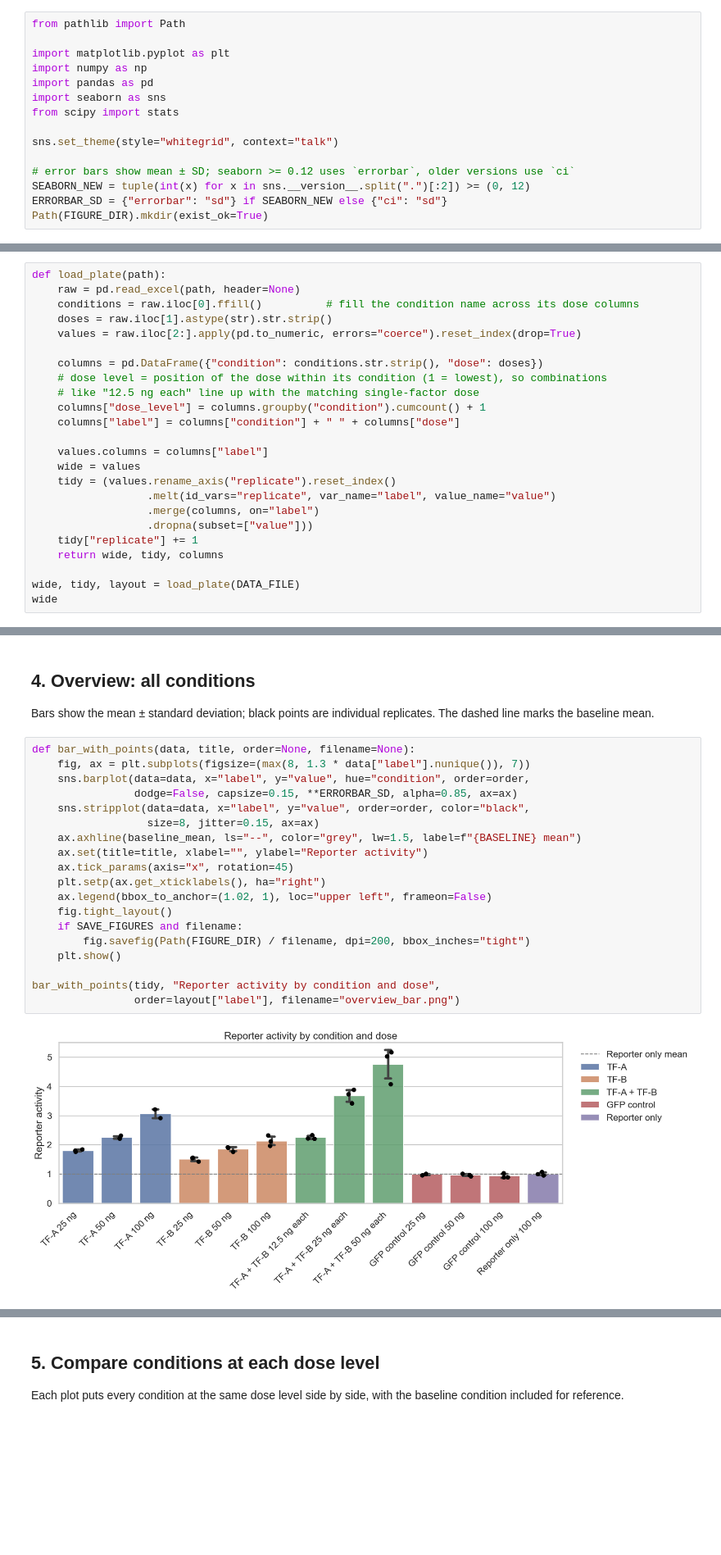
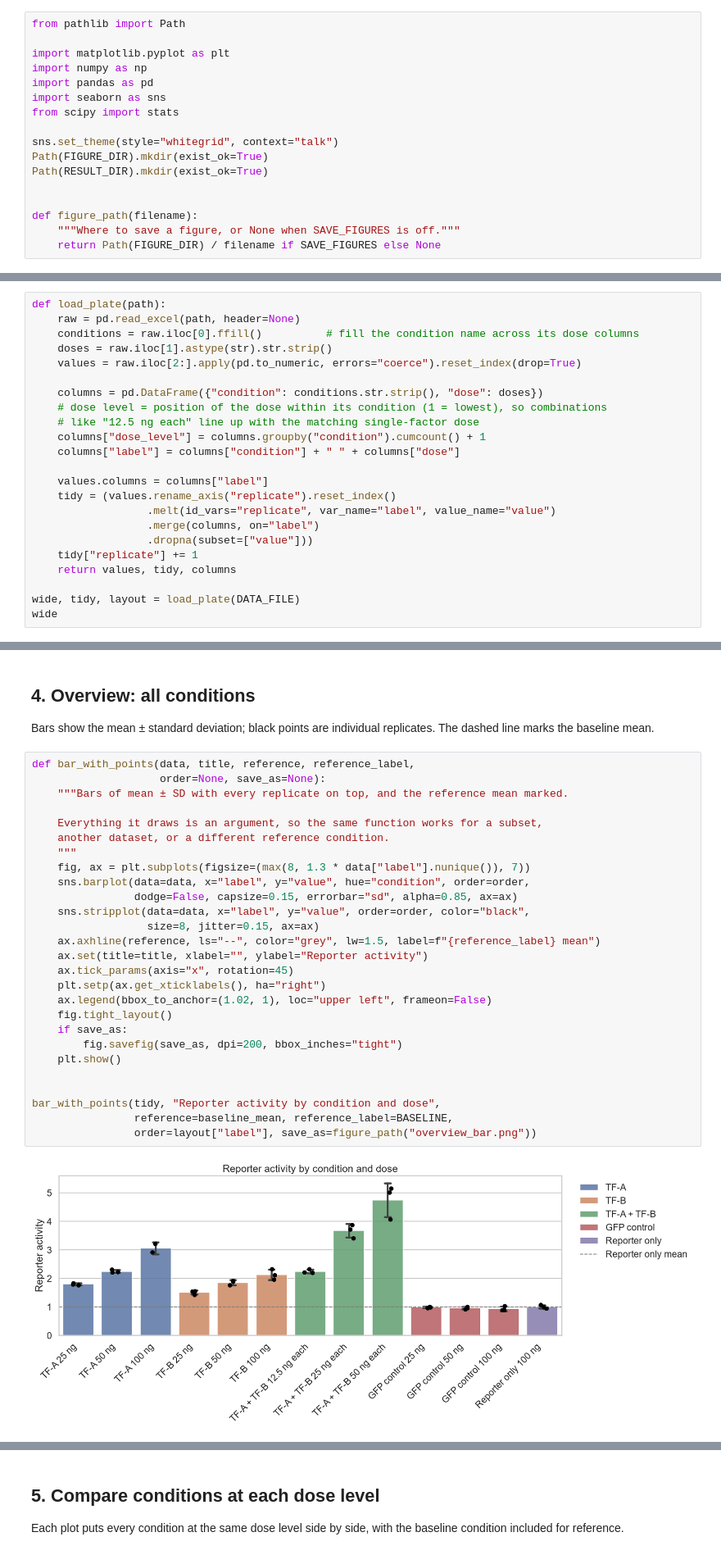
Before and after one commit to joserico00/reporter-assay-analysis, a Jupyter notebook: reporter_assay_analysis.ipynb, the cells around one changed output, grey strips where cells are left out. Shown at 82% size. Saved outputs shown, nothing was run; the diff lists cells and outputs as text; blank space fills up the shorter version.

```diff
--- a/reporter_assay_analysis.ipynb
+++ b/reporter_assay_analysis.ipynb
@@ -31,11 +32,13 @@ import seaborn as sns
 from scipy import stats
 
 sns.set_theme(style="whitegrid", context="talk")
+Path(FIGURE_DIR).mkdir(exist_ok=True)
+Path(RESULT_DIR).mkdir(exist_ok=True)
 
-# error bars show mean ± SD; seaborn >= 0.12 uses `errorbar`, older versions use `ci`
-SEABORN_NEW = tuple(int(x) for x in sns.__version__.split(".")[:2]) >= (0, 12)
-ERRORBAR_SD = {"errorbar": "sd"} if SEABORN_NEW else {"ci": "sd"}
-Path(FIGURE_DIR).mkdir(exist_ok=True)
+
+def figure_path(filename):
+    """Where to save a figure, or None when SAVE_FIGURES is off."""
+    return Path(FIGURE_DIR) / filename if SAVE_FIGURES else None
 # %% [markdown]
 ## 2. Load and tidy the data
 
@@ -54,13 +57,12 @@ def load_plate(path):
     columns["label"] = columns["condition"] + " " + columns["dose"]
 
     values.columns = columns["label"]
-    wide = values
     tidy = (values.rename_axis("replicate").reset_index()
                   .melt(id_vars="replicate", var_name="label", value_name="value")
                   .merge(columns, on="label")
                   .dropna(subset=["value"]))
     tidy["replicate"] += 1
-    return wide, tidy, columns
+    return values, tidy, columns
 
 wide, tidy, layout = load_plate(DATA_FILE)
 wide
@@ -110,26 +112,34 @@ summary.round(3)
 
 Bars show the mean ± standard deviation; black points are individual replicates. The dashed line marks the baseline mean.
 # %%
-def bar_with_points(data, title, order=None, filename=None):
+def bar_with_points(data, title, reference, reference_label,
+                    order=None, save_as=None):
+    """Bars of mean ± SD with every replicate on top, and the reference mean marked.
+
+    Everything it draws is an argument, so the same function works for a subset,
+    another dataset, or a different reference condition.
+    """
     fig, ax = plt.subplots(figsize=(max(8, 1.3 * data["label"].nunique()), 7))
     sns.barplot(data=data, x="label", y="value", hue="condition", order=order,
-                dodge=False, capsize=0.15, **ERRORBAR_SD, alpha=0.85, ax=ax)
+                dodge=False, capsize=0.15, errorbar="sd", alpha=0.85, ax=ax)
     sns.stripplot(data=data, x="label", y="value", order=order, color="black",
                   size=8, jitter=0.15, ax=ax)
-    ax.axhline(baseline_mean, ls="--", color="grey", lw=1.5, label=f"{BASELINE} mean")
+    ax.axhline(reference, ls="--", color="grey", lw=1.5, label=f"{reference_label} mean")
     ax.set(title=title, xlabel="", ylabel="Reporter activity")
     ax.tick_params(axis="x", rotation=45)
     plt.setp(ax.get_xticklabels(), ha="right")
     ax.legend(bbox_to_anchor=(1.02, 1), loc="upper left", frameon=False)
     fig.tight_layout()
-    if SAVE_FIGURES and filename:
-        fig.savefig(Path(FIGURE_DIR) / filename, dpi=200, bbox_inches="tight")
+    if save_as:
+        fig.savefig(save_as, dpi=200, bbox_inches="tight")
     plt.show()
 
+
 bar_with_points(tidy, "Reporter activity by condition and dose",
-                order=layout["label"], filename="overview_bar.png")
+                reference=baseline_mean, reference_label=BASELINE,
+                order=layout["label"], save_as=figure_path("overview_bar.png"))
 # %% [output]
-[figure, old version]
+[figure, new version]
 # %%
 fig, ax = plt.subplots(figsize=(14, 7))
 sns.boxplot(data=tidy, x="label", y="value", order=layout["label"], color="lightsteelblue", ax=ax)
```
Also changed, not shown: parts of 7 cells of this notebook, 11 other files.
